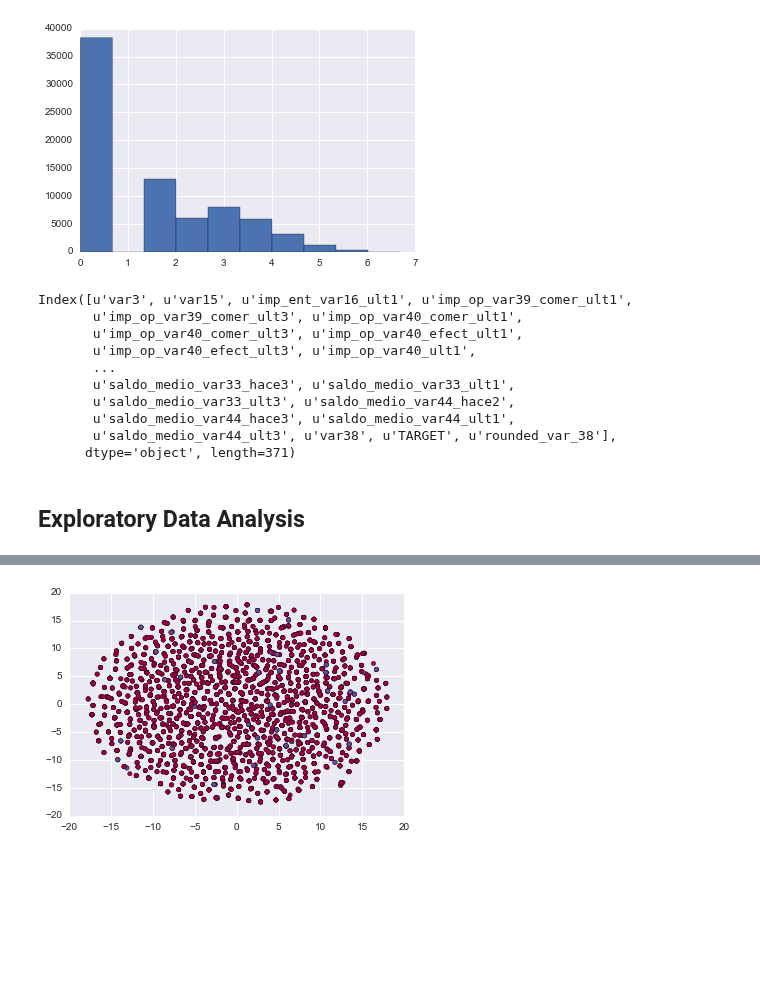
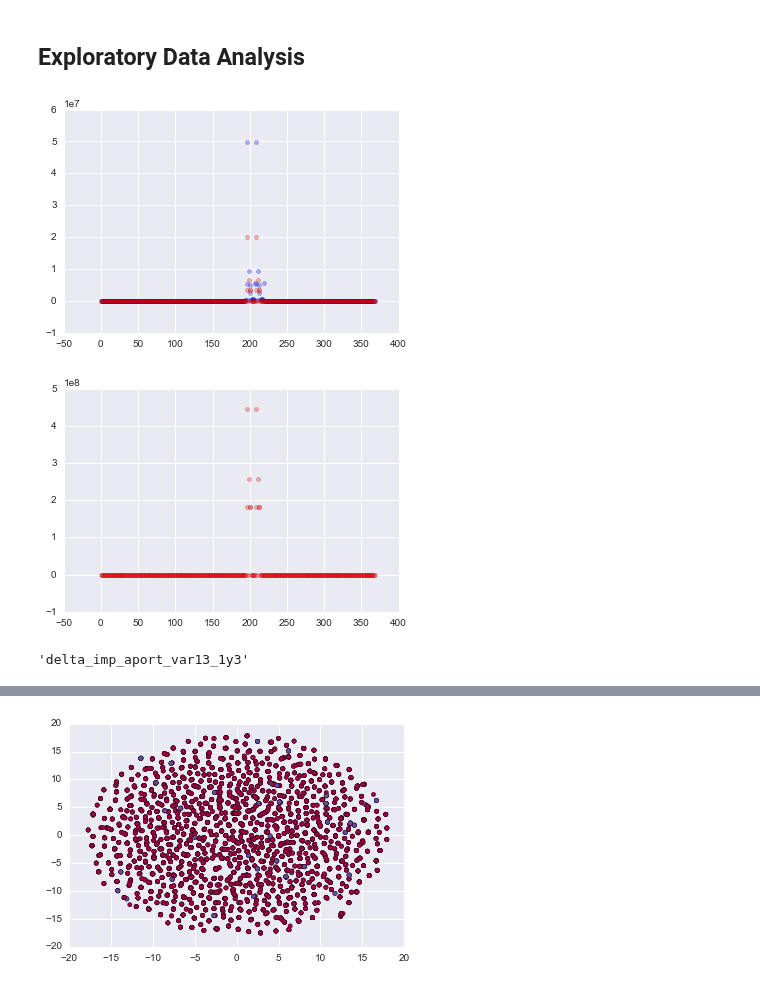
Before and after one commit to numb3r33/Kaggle-Competitions, a Jupyter notebook: Santander-Customer-Satisfaction/notebooks/Santander Customer Satisfaction - Exploratory Data Analysis.ipynb, the cells around one changed output, grey strips where cells are left out. Saved outputs shown, nothing was run; the diff lists cells and outputs as text; code cells hidden in the pictures; blank space fills up the shorter version.

Commit message:
Exploratory analysis based on mean and standard deviation

```diff
--- a/Santander-Customer-Satisfaction/notebooks/Santander Customer Satisfaction - Exploratory Data Analysis.ipynb
+++ b/Santander-Customer-Satisfaction/notebooks/Santander Customer Satisfaction - Exploratory Data Analysis.ipynb
@@ -51,3 +15,2 @@ features_to_remove = get_features_to_remove(constant_features, identical_feat_li
 # %%
-features_to_remove.append('TARGET')
-final_features = train.columns.drop(features_to_remove)
+features = train.columns.drop('TARGET')
@@ -183,2 +16,0 @@ pd.crosstab(train.var15, train.TARGET)
-# %%
-train.loc[:, 'rounded_var_38'] = train.var38.map(np.round)
@@ -257,19 +17,26 @@ plt.hist(train.num_var45_ult3);
-# %%
-plt.hist(np.log(1 + train.num_var45_ult3));
-# %% [output]
-[figure, removed]
-# %%
-train.columns
-# %% [output]
-Index([u'var3', u'var15', u'imp_ent_var16_ult1', u'imp_op_var39_comer_ult1',
-       u'imp_op_var39_comer_ult3', u'imp_op_var40_comer_ult1',
-       u'imp_op_var40_comer_ult3', u'imp_op_var40_efect_ult1',
-       u'imp_op_var40_efect_ult3', u'imp_op_var40_ult1',
-       ...
-       u'saldo_medio_var33_hace3', u'saldo_medio_var33_ult1',
-       u'saldo_medio_var33_ult3', u'saldo_medio_var44_hace2',
-       u'saldo_medio_var44_hace3', u'saldo_medio_var44_ult1',
-       u'saldo_medio_var44_ult3', u'var38', u'TARGET', u'rounded_var_38'],
-      dtype='object', length=371)
 # %% [markdown]
 ## Exploratory Data Analysis
+# %%
+not_satisfied = train[train.TARGET == 0][features]
+satisfied = train[train.TARGET == 1][features]
+# %%
+not_satisfied_mean = not_satisfied.mean()
+plt.scatter(np.arange(len(features)), not_satisfied_mean, c='b', alpha=0.3)
+
+satisfied_mean = satisfied.mean()
+plt.scatter(np.arange(len(features)), satisfied_mean, c='r', alpha=0.3);
+# %% [output]
+[figure, added]
+# %%
+# not_satisfied_std = not_satisfied.std()
+# plt.scatter(np.arange(len(features)), not_satisfied_std, c='b', alpha=.3)
+
+satisfied_std = satisfied.std()
+plt.scatter(np.arange(len(features)), satisfied_std, c='r', alpha=.3);
+# %% [output]
+[figure, added]
+# %%
+# lets look at the two features just uncovered
+features[196]
+# %% [output]
+'delta_imp_aport_var13_1y3'
```
Also changed, not shown: parts of 42 cells of this notebook.
